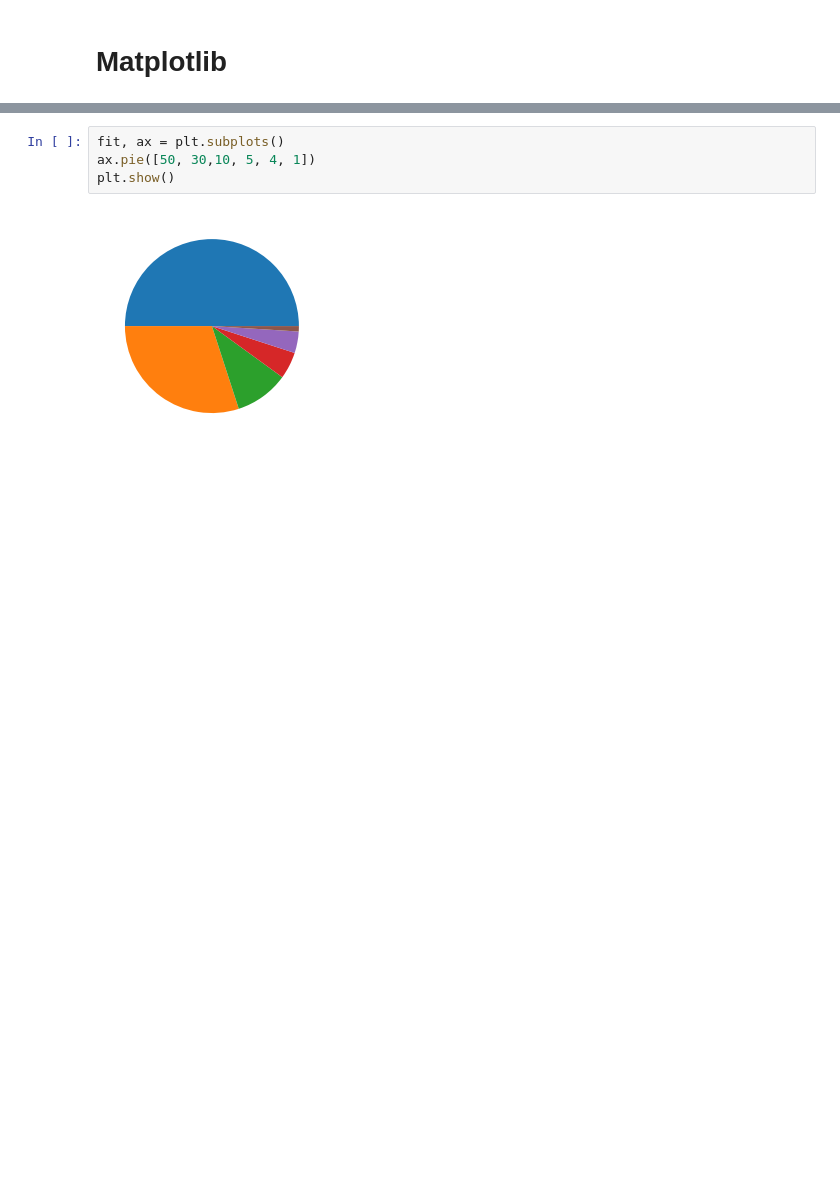
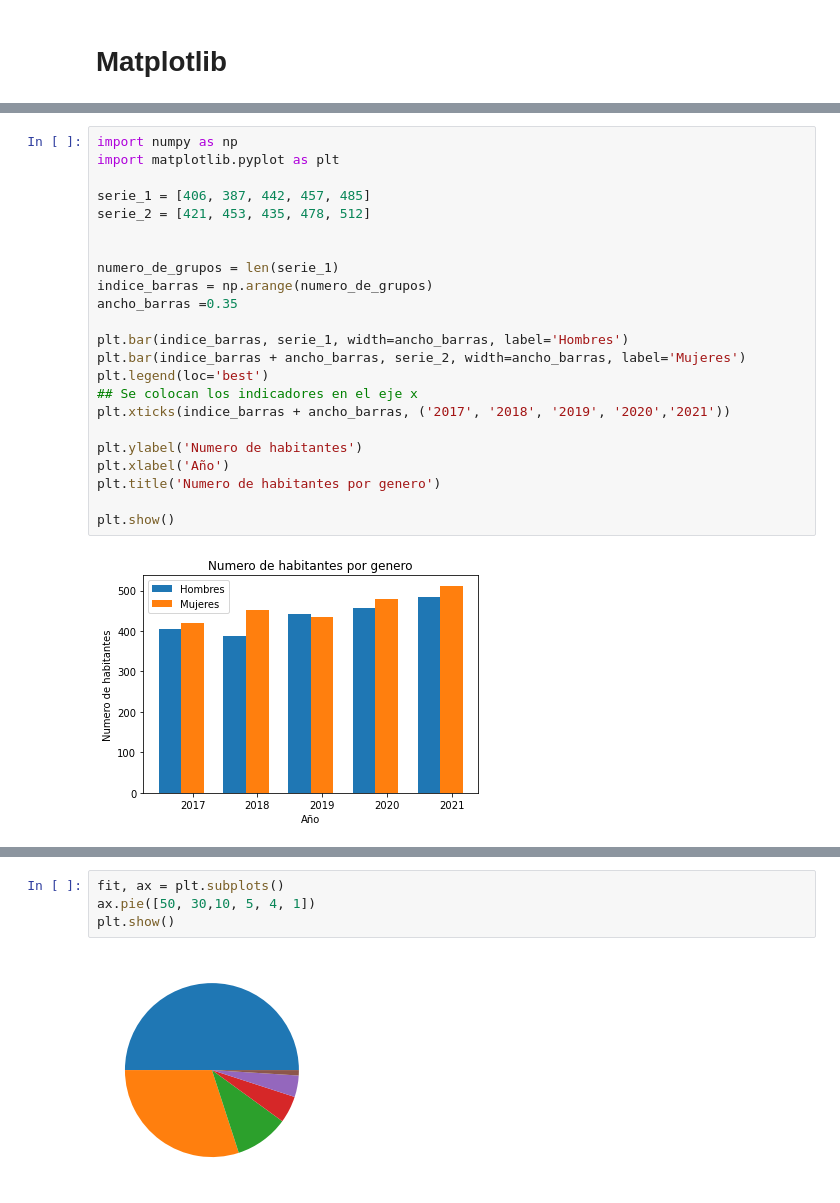
Before and after one commit to pascazzi/ProyectosJupiter, a Jupyter notebook: 9 - Matplotlib.ipynb, the cells around one changed output, grey strips where cells are left out. Cells and saved outputs as stored; diff of their text form; blank space fills up the shorter version.

```diff
--- a/9 - Matplotlib.ipynb
+++ b/9 - Matplotlib.ipynb
@@ -24,0 +45,25 @@ plt.show()
+# %%
+import numpy as np
+import matplotlib.pyplot as plt
+
+serie_1 = [406, 387, 442, 457, 485]
+serie_2 = [421, 453, 435, 478, 512]
+
+
+numero_de_grupos = len(serie_1)
+indice_barras = np.arange(numero_de_grupos)
+ancho_barras =0.35
+
+plt.bar(indice_barras, serie_1, width=ancho_barras, label='Hombres')
+plt.bar(indice_barras + ancho_barras, serie_2, width=ancho_barras, label='Mujeres')
+plt.legend(loc='best')
+## Se colocan los indicadores en el eje x
+plt.xticks(indice_barras + ancho_barras, ('2017', '2018', '2019', '2020','2021'))
+
+plt.ylabel('Numero de habitantes')
+plt.xlabel('Año')
+plt.title('Numero de habitantes por genero')
+
+plt.show()
+# %% [output]
+[figure, added]
```
Also changed, not shown: parts of 13 cells of this notebook, 5 other files.
